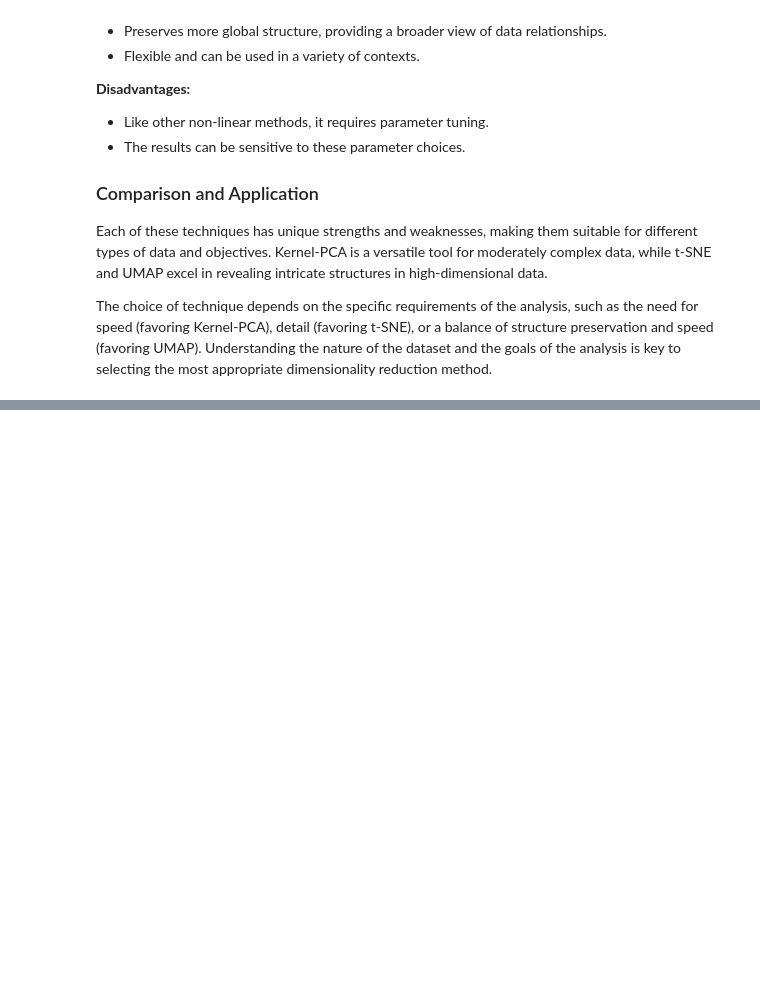
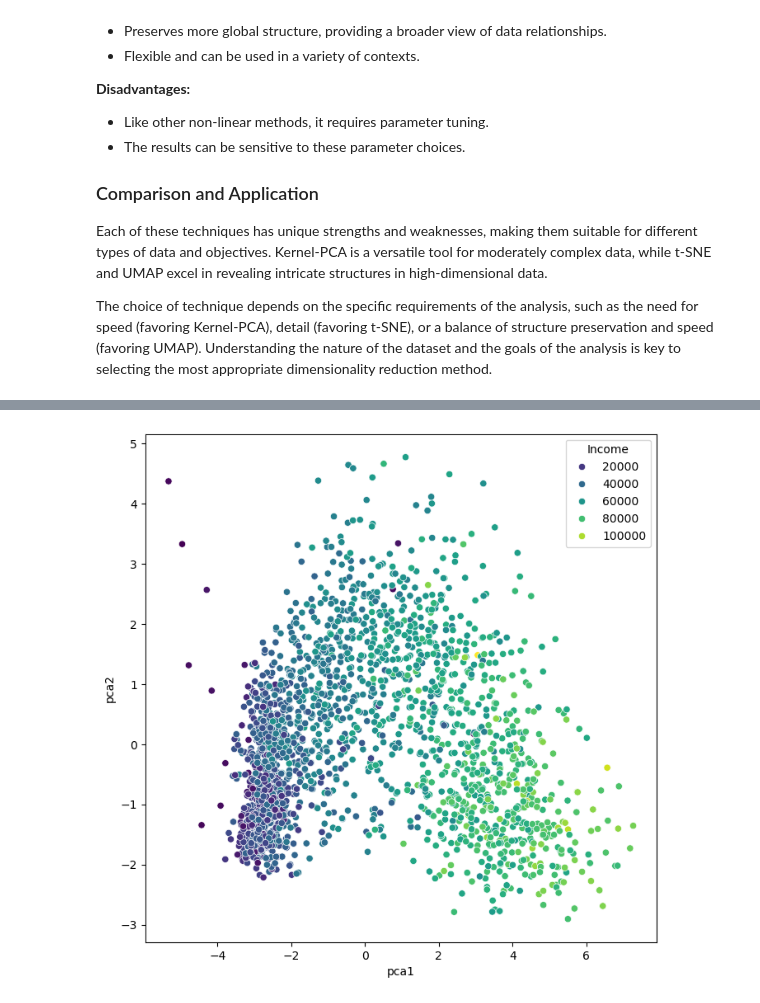
Before and after one commit to florian-huber/data_science_course, a Jupyter notebook: notebooks/live_coding_07_dimensionality_reduction.ipynb, the cells around one changed output, grey strips where cells are left out. Cells and saved outputs as stored; diff of their text form; code cells hidden in the pictures; blank space fills up the shorter version.

```diff
--- a/notebooks/live_coding_07_dimensionality_reduction.ipynb
+++ b/notebooks/live_coding_07_dimensionality_reduction.ipynb
@@ -305,0 +366,25 @@ The choice of technique depends on the specific requirements of the analysis, su
+# %%
+#Age of customer today
+data["Age"] = 2020 - data["Year_Birth"]  # which year to start?!
+
+#Total spendings on various items
+data["Spent"] = data.iloc[:, 8:14].sum(axis=1)
+
+#Dropping some of the redundant features
+to_drop = ["Year_Birth"]
+data = data.drop(to_drop, axis=1)
+# %%
+from sklearn.preprocessing import StandardScaler
+
+# Creating a copy of data (with only numerical values)
+data_numerical = data.copy().select_dtypes(include='number')
+
+# Creating a subset of dataframe by dropping the features on deals accepted and promotions
+cols_remove = ["Complain", "Response"]
+data_numerical = data_numerical.drop(cols_remove, axis=1)
+
+# Scaling
+scaler = StandardScaler()
+scaler.fit(data_numerical)
+data_scaled = pd.DataFrame(scaler.transform(data_numerical),
+                           columns= data_numerical.columns )
@@ -305,0 +400,20 @@ The choice of technique depends on the specific requirements of the analysis, su
+# %%
+from sklearn.decomposition import PCA
+
+pca = PCA(n_components=2).fit(data_scaled)
+X_pca = pca.transform(data_scaled)
+# %%
+import seaborn as sb
+
+data_plot = data.copy()
+data_plot[["pca1", "pca2"]] = X_pca
+
+fig, ax = plt.subplots(figsize=(8, 8))
+sb.scatterplot(data=data_plot,
+                x="pca1",
+                y="pca2",
+                hue="Income",
+                palette="viridis")
+plt.show()
+# %% [output]
+[figure, added]
```
Also changed, not shown: parts of 17 cells of this notebook.
